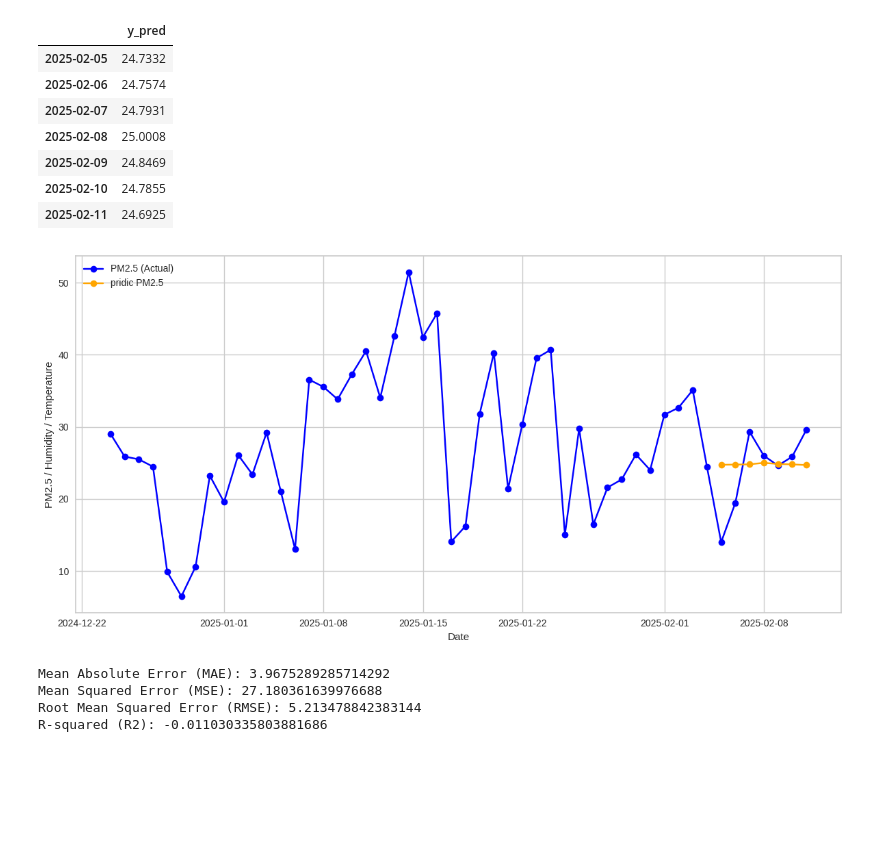
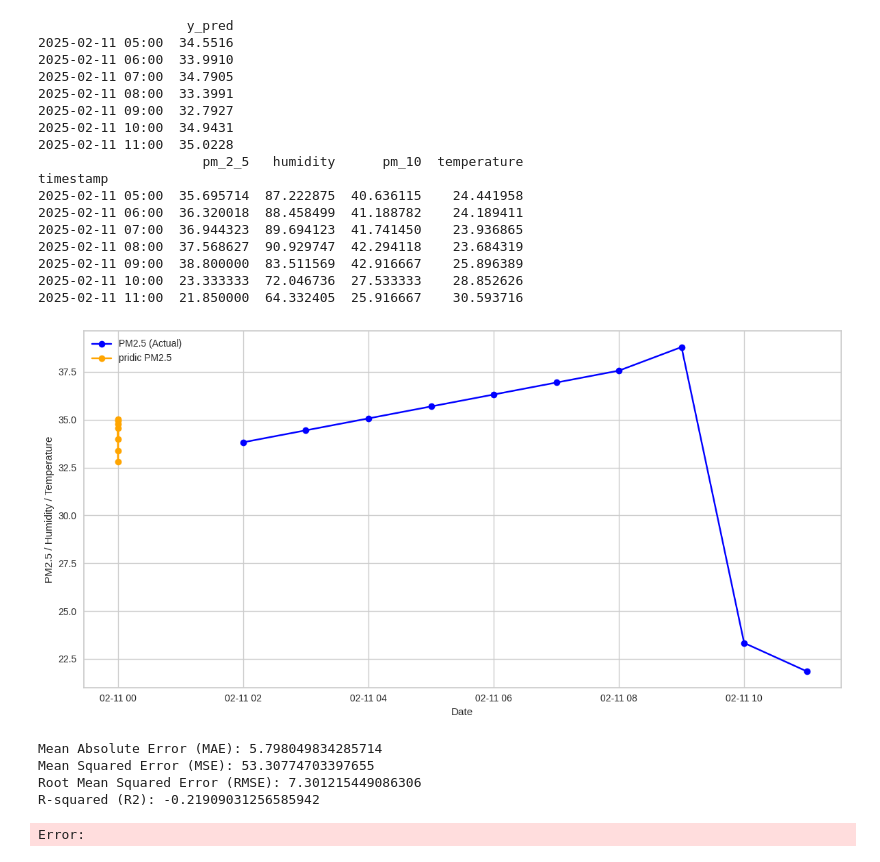
Before and after one commit to KIM2548TH/termproject1-2_cleandata, a Jupyter notebook: test2_kim.ipynb, the cells around one changed output. Cells and saved outputs as stored; diff of their text form; code cells hidden in the pictures; blank space fills up the shorter version.

Commit message:
fix models 3

```diff
--- a/test2_kim.ipynb
+++ b/test2_kim.ipynb
@@ -2,16 +2,19 @@
 from pycaret.time_series import *
 import pandas as pd
 
-df = pd.read_csv("province/data_eng_day.csv", parse_dates=["timestamp"], index_col="timestamp")
-df.index = df.index.normalize()
+df = pd.read_csv("province/data_eng_hour.csv", parse_dates=["timestamp"], index_col="timestamp")
+# df.index = df.index.normalize()
 df = df.drop(columns=["Unnamed: 0"])
 
 print(df.index.duplicated().sum())  # นับจำนวน index ที่ซ้ำกัน
 print(df.index[df.index.duplicated()])  # แสดงค่าที่ซ้ำ
 df = df[~df.index.duplicated(keep="last")]
-df = df.asfreq("D")  # ตั้งค่าความถี่เป็นรายวัน
+df = df.asfreq("H")  # ตั้งค่าความถี่เป็นรายวัน
 df = df.interpolate()
 
+# ตรวจสอบข้อมูลอีกครั้ง
+print("จำนวน index ที่ซ้ำกันหลังจากแก้ไข:", df.index.duplicated().sum())
+print("Index เป็น unique หรือไม่:", df.index.is_unique)
 
 # แปลงคอลัมน์ timestamp ให้เป็น DatetimeIndex หากยังไม่ได้ทำ
 df.index = pd.to_datetime(df.index)
@@ -22,7 +25,8 @@ df = df[['pm_2_5', 'humidity', 'pm_10', 'temperature']]  # ใช้เฉพา
 train_size = int(len(df))-7
 train_df = df.iloc[:train_size]  # ใช้ข้อมูลก่อนหน้าทั้งหมดเป็น train set
 test_df = df.iloc[train_size:]
-train_df.index = train_df.index.to_period("D")
-test_df.index = test_df.index.to_period("D")
+train_df.index = train_df.index.to_period("H")
+test_df.index = test_df.index.to_period("H")
 print(len(train_df), len(test_df))
+df
 # %% [output]
@@ -266,0 +163,3 @@ Fitting 3 folds for each of 20 candidates, totalling 60 fits
+# %%
+model = create_model('auto_arima')
+# best = tune_model(model)
@@ -267,18 +197,28 @@ Fitting 3 folds for each of 20 candidates, totalling 60 fits
 # %%
-final_best = finalize_model(best)
+final_best = finalize_model(model)
 # %%
 
-predictions_future = predict_model(final_best,X=future_exog)
-predictions_future
+predictions_future = predict_model(final_best)
+print(predictions_future)
+print(test_df)
 # %% [output]
-|  | y_pred |
-| 2025-02-05 | 24.7332 |
-| 2025-02-06 | 24.7574 |
-| 2025-02-07 | 24.7931 |
-| 2025-02-08 | 25.0008 |
-| 2025-02-09 | 24.8469 |
-| 2025-02-10 | 24.7855 |
-| 2025-02-11 | 24.6925 |
+                   y_pred
+2025-02-11 05:00  34.5516
+2025-02-11 06:00  33.9910
+2025-02-11 07:00  34.7905
+2025-02-11 08:00  33.3991
+2025-02-11 09:00  32.7927
+2025-02-11 10:00  34.9431
+2025-02-11 11:00  35.0228
+                     pm_2_5   humidity      pm_10  temperature
+timestamp
+2025-02-11 05:00  35.695714  87.222875  40.636115    24.441958
+2025-02-11 06:00  36.320018  88.458499  41.188782    24.189411
+2025-02-11 07:00  36.944323  89.694123  41.741450    23.936865
+2025-02-11 08:00  37.568627  90.929747  42.294118    23.684319
+2025-02-11 09:00  38.800000  83.511569  42.916667    25.896389
+2025-02-11 10:00  23.333333  72.046736  27.533333    28.852626
+2025-02-11 11:00  21.850000  64.332405  25.916667    30.593716
 # %%
 import matplotlib.pyplot as plt
 
@@ -286,41 +226,41 @@ import matplotlib.pyplot as plt
 fig, ax1 = plt.subplots(figsize=(12, 6))
 
 # พลอตข้อมูลจาก df บนแกน Y แรก
-ax1.plot(df.index[-50:], df['pm_2_5'][-50:], label='PM2.5 (Actual)', color='blue', linestyle='-', marker='o')
+ax1.plot(df.index[-10:], df['pm_2_5'][-10:], label='PM2.5 (Actual)', color='blue', linestyle='-', marker='o')
 # ax1.plot(df.index, df['humidity'], label='Humidity', color='green', linestyle='-', marker='s')
 ax1.plot(predictions_future.index,predictions_future, label='pridic PM2.5', color='orange', linestyle='-', marker='o')
 
 # ตั้งค่าแกน Y แรก
 ax1.set_xlabel('Date')
 ax1.set_ylabel('PM2.5 / Humidity / Temperature')
 ax1.tick_params(axis='y')
 
 # สร้างแกน Y ที่สอง
 # ax2 = ax1.twinx()
 
 # พลอตข้อมูลจริงและข้อมูลที่ทำนายบนแกน Y ที่สอง
 # ax1.plot(actual_values.index, predictions_future, label='Actual PM2.5', color='red', linestyle='--', marker='x')
 # ax2.plot(predicted_values.index, predicted_values, label='Predicted PM2.5', color='purple', linestyle='--', marker='d')
 
 # ตั้งค่าแกน Y ที่สอง
 # ax2.set_ylabel('PM2.5 (Actual & Predicted)')
 # ax2.tick_params(axis='y')
 
 # เพิ่มคำอธิบายเส้น (legend)
 lines1, labels1 = ax1.get_legend_handles_labels()
 # lines2, labels2 = ax2.get_legend_handles_labels()
 ax1.legend(lines1 , labels1 , loc='upper left')
 
 # เพิ่มกริด
 ax1.grid(True)
 
 # ปรับระยะห่างให้เหมาะสม
 plt.tight_layout()
 
 # แสดงกราฟ
 plt.show()
 # %% [output]
-[figure, old version]
+[figure, new version]
 # %%
 from sklearn.metrics import mean_absolute_error, mean_squared_error, r2_score
 import numpy as np
@@ -343,7 +283,8 @@ print(f"Mean Squared Error (MSE): {mse}")
 print(f"Root Mean Squared Error (RMSE): {rmse}")
 print(f"R-squared (R2): {r2}")
 # %% [output]
-Mean Absolute Error (MAE): 3.9675289285714292
-Mean Squared Error (MSE): 27.180361639976688
-Root Mean Squared Error (RMSE): 5.213478842383144
-R-squared (R2): -0.011030335803881686
+Mean Absolute Error (MAE): 5.798049834285714
+Mean Squared Error (MSE): 53.30774703397655
+Root Mean Squared Error (RMSE): 7.301215449086306
+R-squared (R2): -0.21909031256585942
+Error:
```
Also changed, not shown: parts of 9 cells of this notebook, 2 other files.
